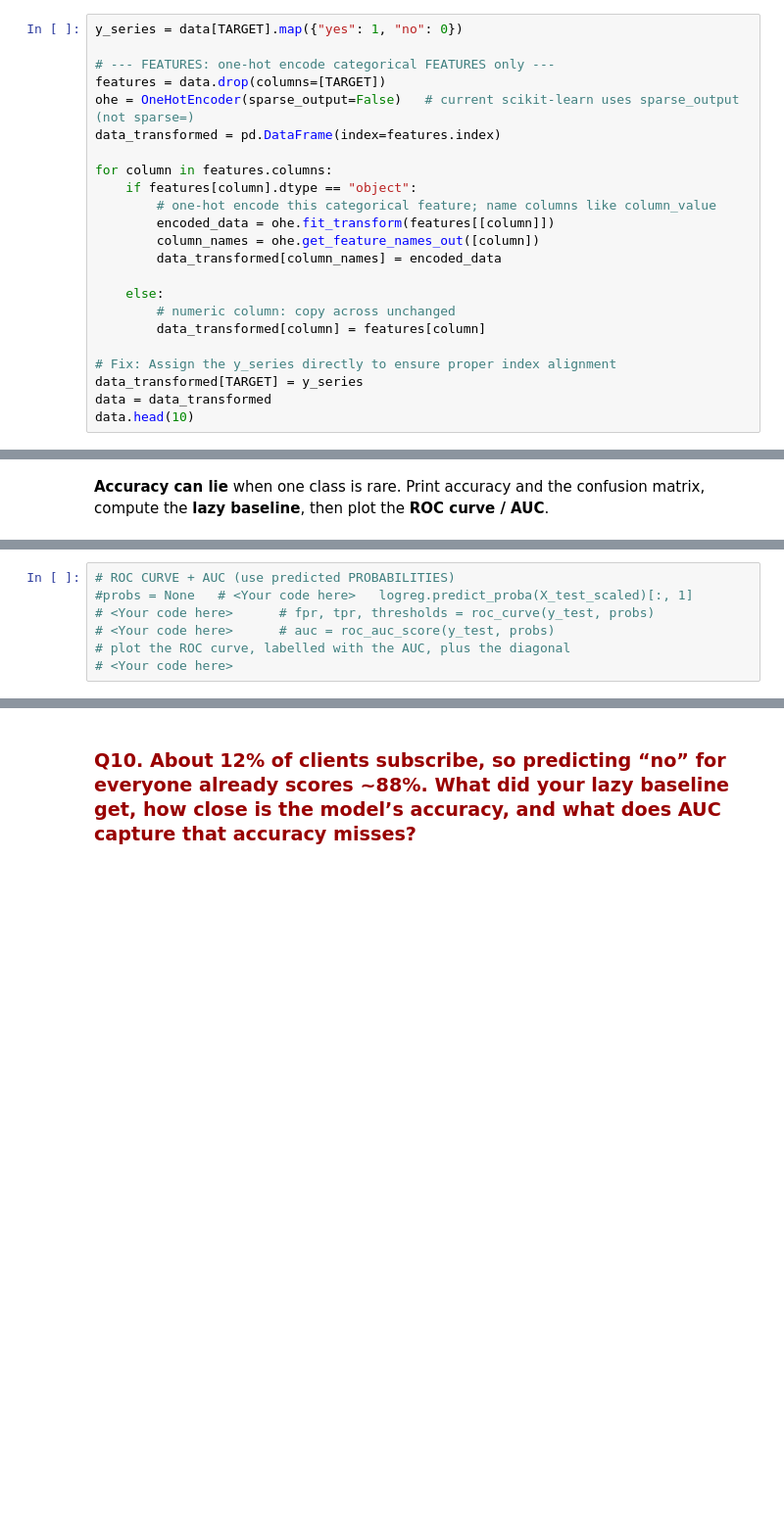
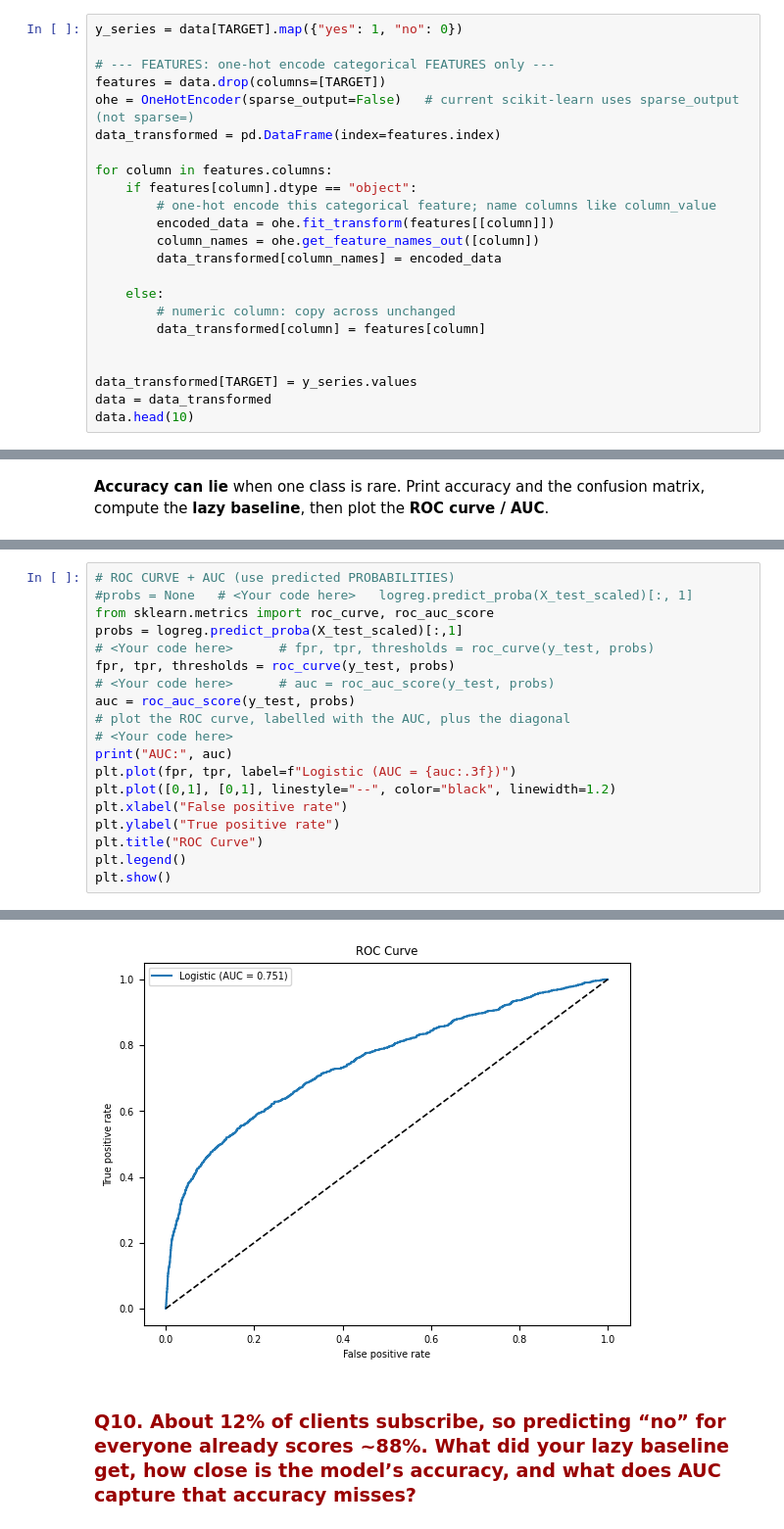
Before and after one commit to andysongyz-dev/brown-summer, a Jupyter notebook: Team4_logistic_regression_1_3.ipynb, the cells around one changed output, grey strips where cells are left out. Shown at 98% size. Saved outputs shown, nothing was run; the diff lists cells and outputs as text; blank space fills up the shorter version.

```diff
--- a/Team4_logistic_regression_1_3.ipynb
+++ b/Team4_logistic_regression_1_3.ipynb
@@ -345,8 +345,8 @@ for column in features.columns:
         # numeric column: copy across unchanged
         data_transformed[column] = features[column]
 
-# Fix: Assign the y_series directly to ensure proper index alignment
-data_transformed[TARGET] = y_series
+
+data_transformed[TARGET] = y_series.values
 data = data_transformed
 data.head(10)
 # %% [output]
@@ -450,7 +460,20 @@ print(cm)
 # %%
 # ROC CURVE + AUC (use predicted PROBABILITIES)
 #probs = None   # <Your code here>   logreg.predict_proba(X_test_scaled)[:, 1]
+from sklearn.metrics import roc_curve, roc_auc_score
+probs = logreg.predict_proba(X_test_scaled)[:,1]
 # <Your code here>      # fpr, tpr, thresholds = roc_curve(y_test, probs)
+fpr, tpr, thresholds = roc_curve(y_test, probs)
 # <Your code here>      # auc = roc_auc_score(y_test, probs)
+auc = roc_auc_score(y_test, probs)
 # plot the ROC curve, labelled with the AUC, plus the diagonal
 # <Your code here>
+print("AUC:", auc)
+plt.plot(fpr, tpr, label=f"Logistic (AUC = {auc:.3f})")
+plt.plot([0,1], [0,1], linestyle="--", color="black", linewidth=1.2)
+plt.xlabel("False positive rate")
+plt.ylabel("True positive rate")
+plt.title("ROC Curve")
+plt.legend()
+plt.show()
+# %% [output]
@@ -457,2 +481,3 @@ print(cm)
+[figure, added]
 # %% [markdown]
 ### <span style="color:#990000">Q10. About 12% of clients subscribe, so predicting “no” for everyone already scores ~88%. What did your lazy baseline get, how close is the model’s accuracy, and what does <b>AUC</b> capture that accuracy misses?</span>
```
Also changed, not shown: parts of 15 cells of this notebook.
